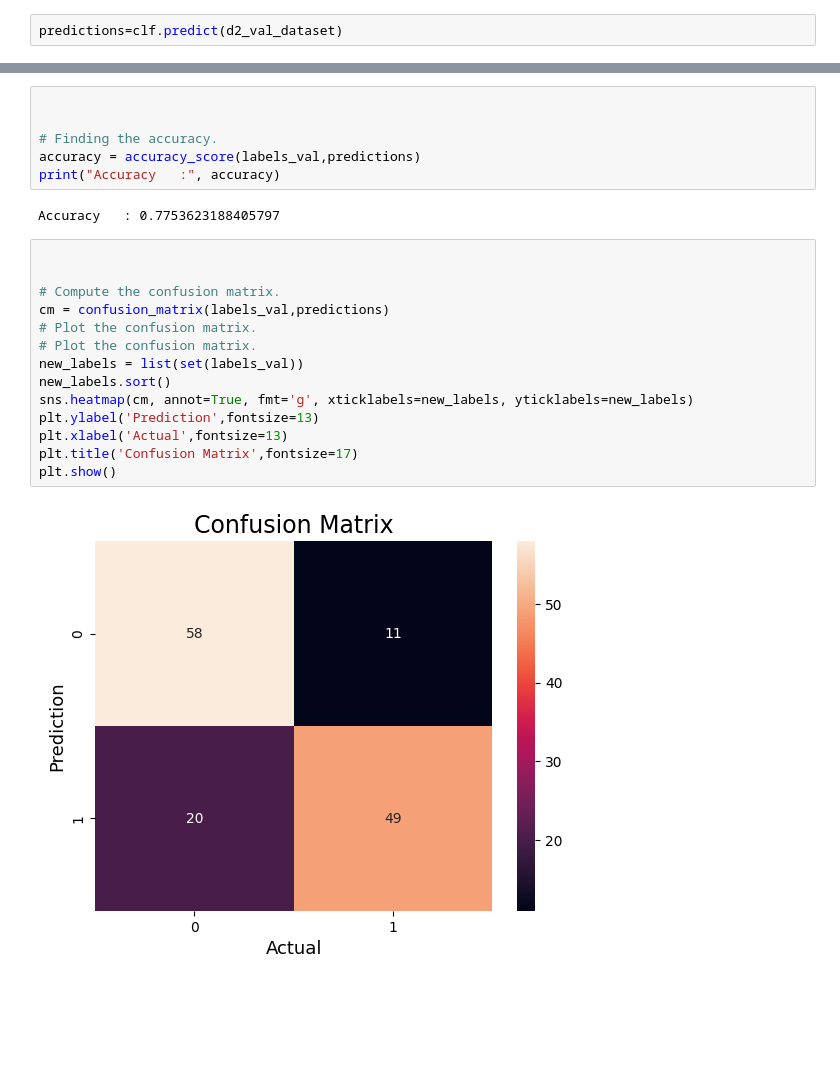
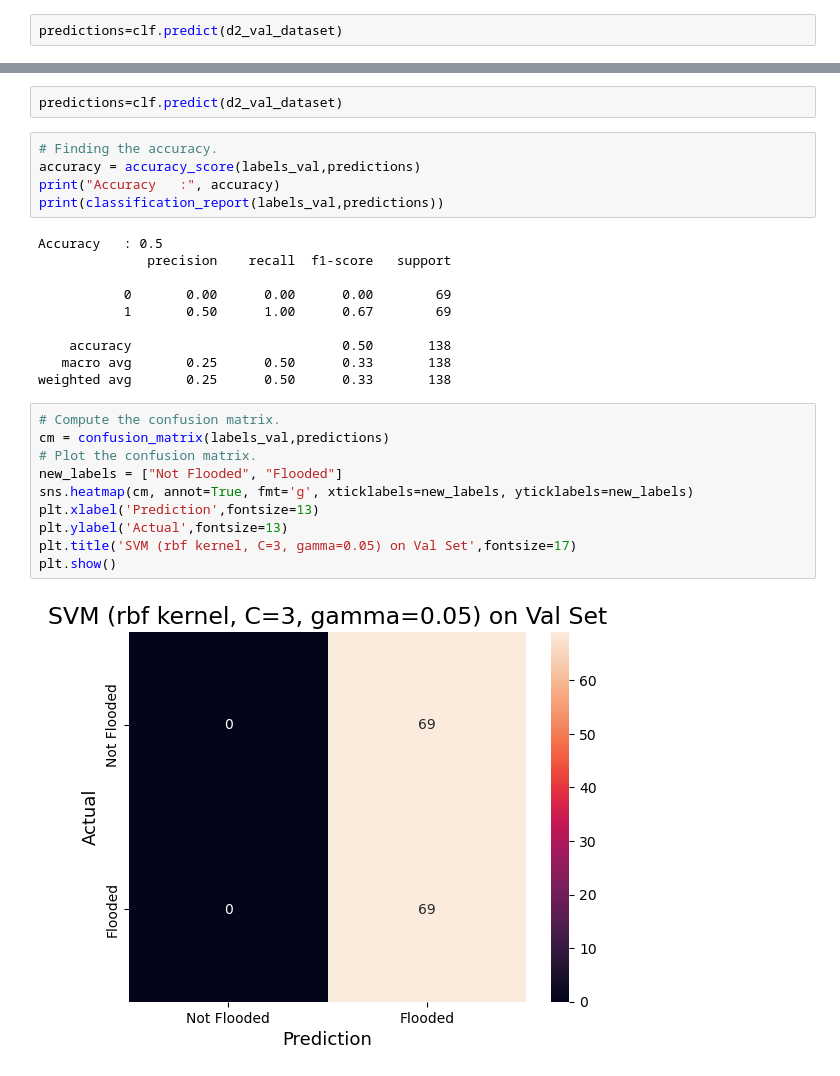
Before and after one commit to Hero2323/Flooding-Detection, a Jupyter notebook: svm.ipynb, the cells around one changed output, grey strips where cells are left out. Cells and saved outputs as stored; diff of their text form; blank space fills up the shorter version.

```diff
--- a/svm.ipynb
+++ b/svm.ipynb
@@ -179,24 +188,29 @@ SVC(C=3, gamma=0.05)
+# %%
+predictions=clf.predict(d2_val_dataset)
 # %%
-
-
 # Finding the accuracy.
 accuracy = accuracy_score(labels_val,predictions)
 print("Accuracy   :", accuracy)
+print(classification_report(labels_val,predictions))
 # %% [output]
-Accuracy   : 0.7753623188405797
+Accuracy   : 0.5
+              precision    recall  f1-score   support
+
+           0       0.00      0.00      0.00        69
+           1       0.50      1.00      0.67        69
+
+    accuracy                           0.50       138
+   macro avg       0.25      0.50      0.33       138
+weighted avg       0.25      0.50      0.33       138
 # %%
-
-
 # Compute the confusion matrix.
 cm = confusion_matrix(labels_val,predictions)
 # Plot the confusion matrix.
-# Plot the confusion matrix.
-new_labels = list(set(labels_val))
-new_labels.sort()
+new_labels = ["Not Flooded", "Flooded"]
 sns.heatmap(cm, annot=True, fmt='g', xticklabels=new_labels, yticklabels=new_labels)
-plt.ylabel('Prediction',fontsize=13)
-plt.xlabel('Actual',fontsize=13)
-plt.title('Confusion Matrix',fontsize=17)
+plt.xlabel('Prediction',fontsize=13)
+plt.ylabel('Actual',fontsize=13)
+plt.title('SVM (rbf kernel, C=3, gamma=0.05) on Val Set',fontsize=17)
 plt.show()
 # %% [output]
-[figure, old version]
+[figure, new version]
```
Also changed, not shown: parts of 12 cells of this notebook.
